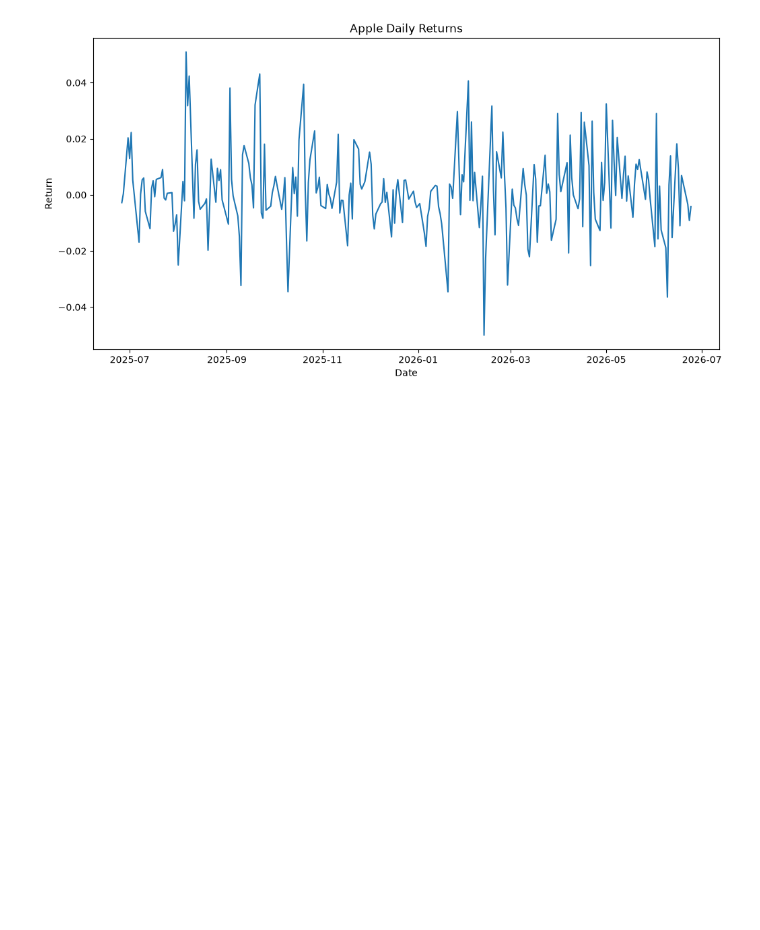
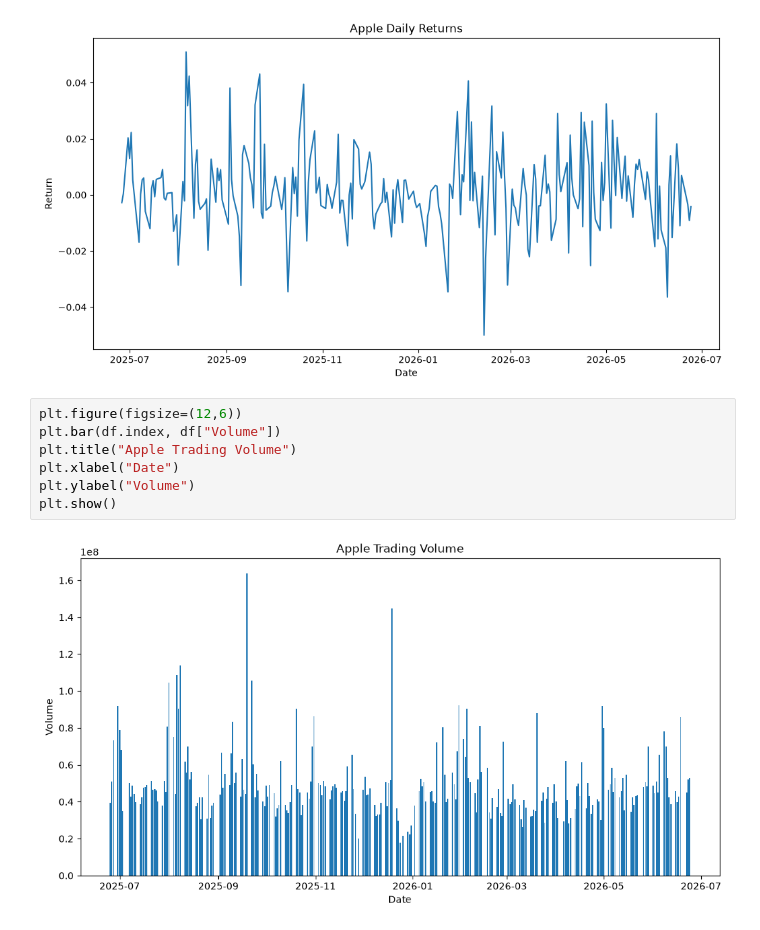
Before and after one commit to aaliya0704/Stock-Price-Analysis, a Jupyter notebook: stock_analysis.ipynb, the cells around one changed output. Drawn from its saved outputs; the diff is of its cells as text; blank space fills up the shorter version.

Commit message:
Added trading volume visualisation

```diff
--- a/stock_analysis.ipynb
+++ b/stock_analysis.ipynb
@@ -216,3 +216,12 @@ plt.ylabel("Return")
 plt.show()
 # %% [output]
 [figure]
+# %%
+plt.figure(figsize=(12,6))
+plt.bar(df.index, df["Volume"])
+plt.title("Apple Trading Volume")
+plt.xlabel("Date")
+plt.ylabel("Volume")
+plt.show()
+# %% [output]
+[figure, added]
```
